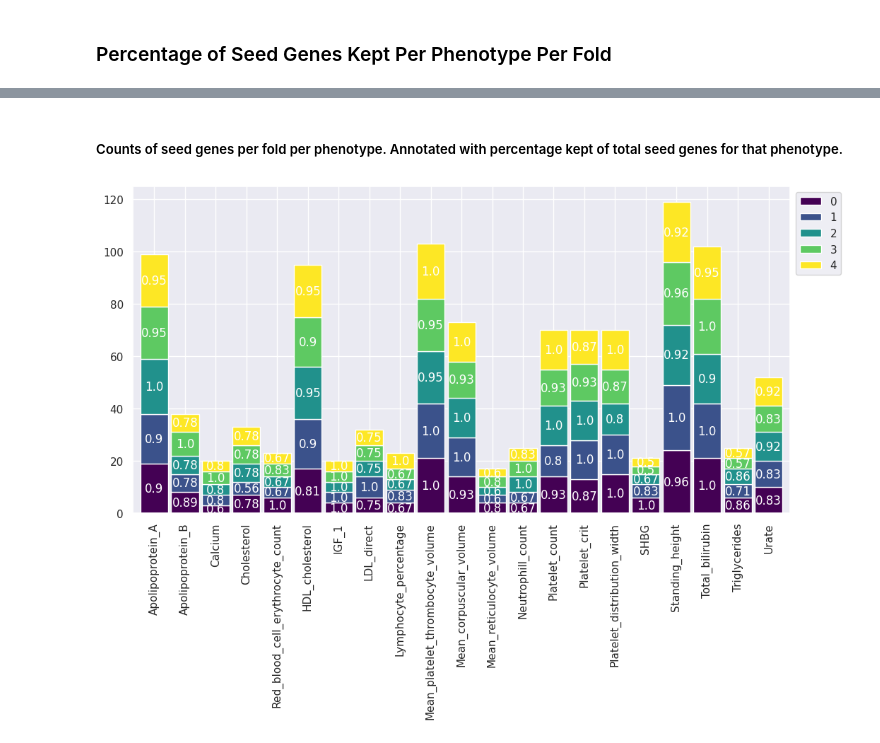
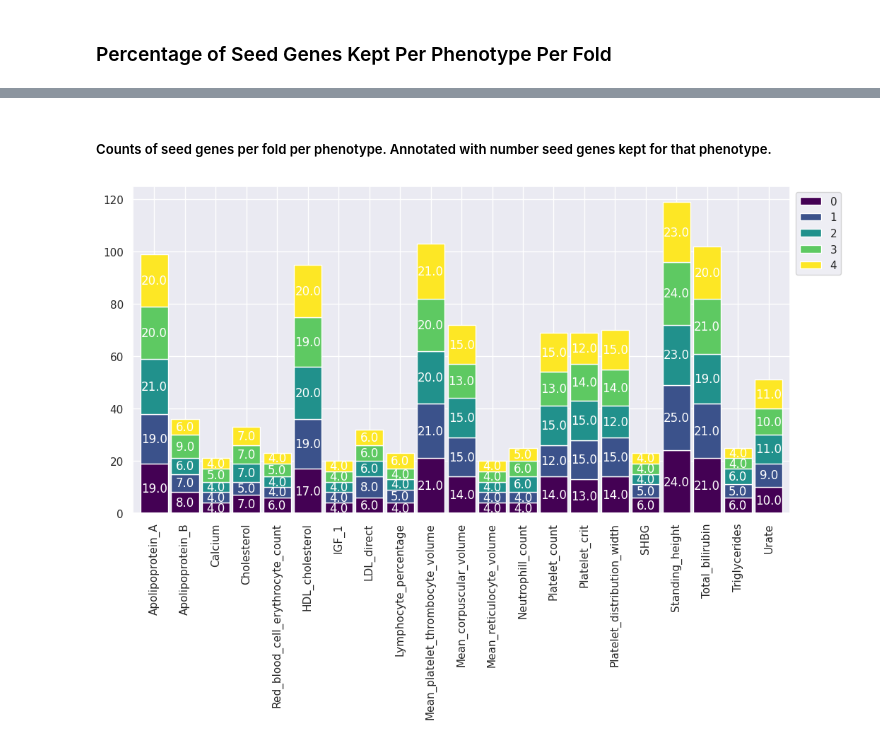
Before and after one commit to PMBio/deeprvat-analysis, a Jupyter notebook: seed_gene_sensitivity/seed_gene_selection.ipynb, the cells around one changed output, grey strips where cells are left out. Cells and saved outputs as stored; diff of their text form; code cells hidden in the pictures.

Commit message:
Updated notebook figure results

```diff
--- a/seed_gene_sensitivity/seed_gene_selection.ipynb
+++ b/seed_gene_sensitivity/seed_gene_selection.ipynb
@@ -78,18 +78,18 @@ df_kp
 5 rows × 21 columns
 # %% [markdown]
-##### Counts of seed genes per fold per phenotype. Annotated with percentage kept of total seed genes for that phenotype.
+##### Counts of seed genes per fold per phenotype. Annotated with number seed genes kept for that phenotype.
 # %%
 ax3 = df_kept.T.plot(kind="bar",stacked=True, colormap='viridis',width=0.9,figsize=(12,6))
 sns.move_legend(ax3, "upper left", bbox_to_anchor=(1, 1))
 
 for i, c in enumerate(ax3.containers):
-    #labels = [v.get_height() if v.get_height() > 0 else '' for v in c]
-    percents = df_kp.iloc[i].round(decimals=2)
-    ax3.bar_label(c, labels=percents, label_type='center', color='w')
+    labels = [v.get_height() if v.get_height() > 0 else '' for v in c]
+    #percents = df_kp.iloc[i].round(decimals=2)
+    ax3.bar_label(c, labels=labels, label_type='center', color='w')
 
 plt.show()
 # %% [output]
-[figure, old version]
+[figure, new version]
 # %%
 ax4 = df_kept.T.plot(kind="bar",stacked=False, colormap='viridis', width=0.9, figsize=(12,6))
 sns.move_legend(ax4, "upper left", bbox_to_anchor=(1, 1))
```
Also changed, not shown: parts of 5 cells of this notebook.
